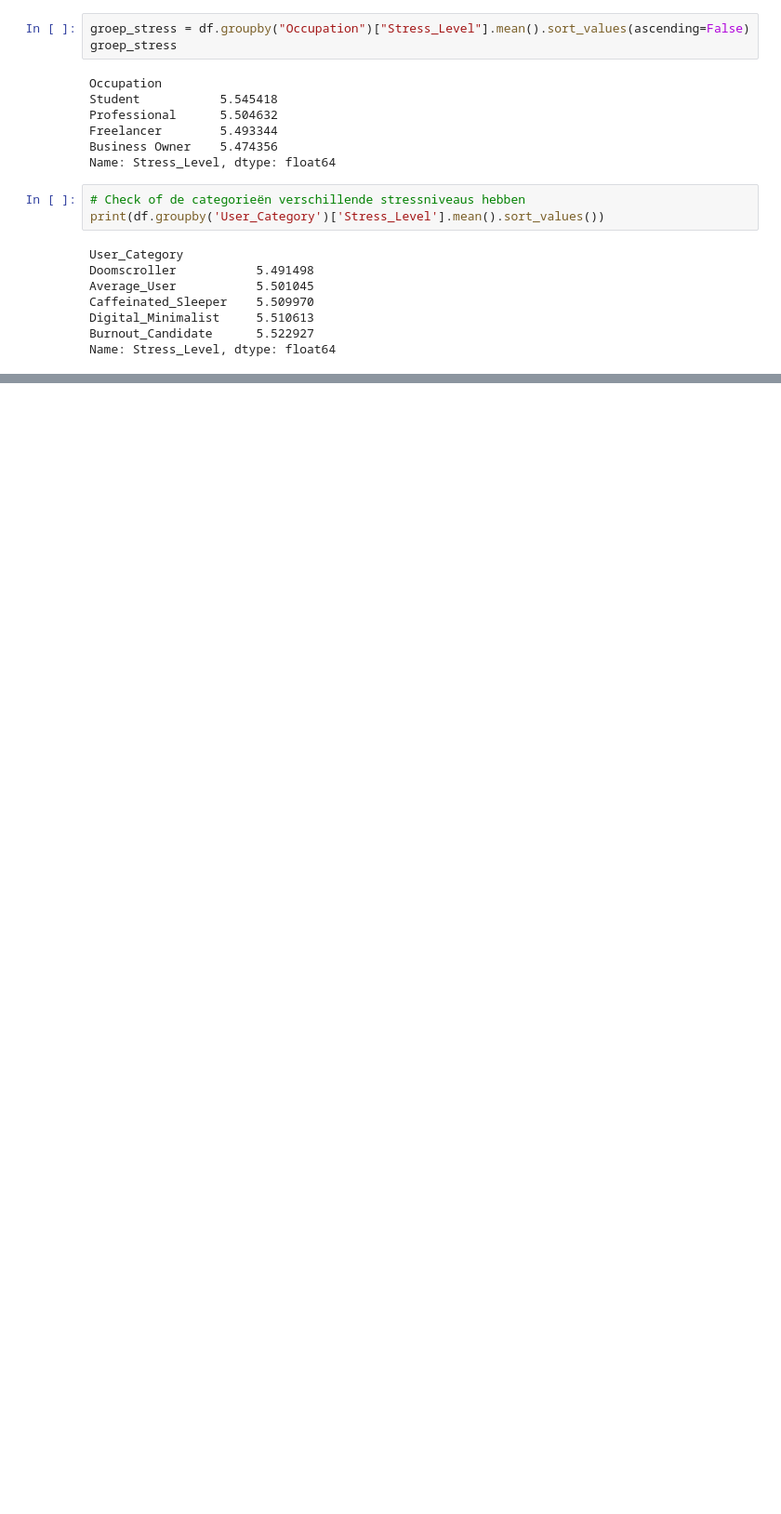
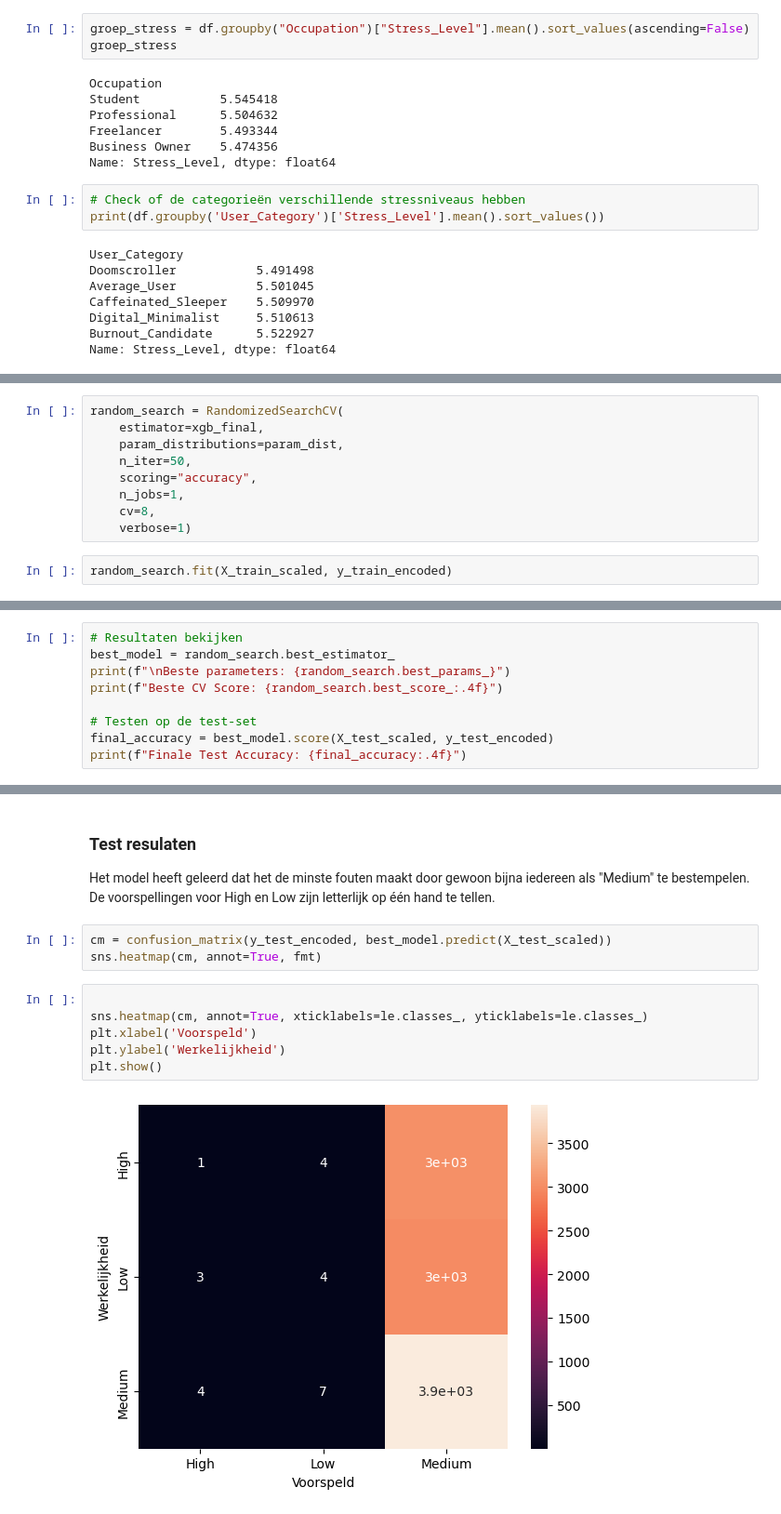
Before and after one commit to NimaGhafar/Stress_Level, a Jupyter notebook: Stress_Level notebook.ipynb, the cells around one changed output, grey strips where cells are left out. Shown at 93% size. Drawn from its saved outputs; the diff is of its cells as text; blank space fills up the shorter version.

```diff
--- a/Stress_Level notebook.ipynb
+++ b/Stress_Level notebook.ipynb
@@ -408,0 +483,11 @@ plt.show()
+# %%
+random_search = RandomizedSearchCV(
+    estimator=xgb_final,
+    param_distributions=param_dist,
+    n_iter=50,
+    scoring="accuracy",
+    n_jobs=1,
+    cv=8,
+    verbose=1)
+# %%
+random_search.fit(X_train_scaled, y_train_encoded)
@@ -408,0 +513,9 @@ plt.show()
+# %%
+# Resultaten bekijken
+best_model = random_search.best_estimator_
+print(f"\nBeste parameters: {random_search.best_params_}")
+print(f"Beste CV Score: {random_search.best_score_:.4f}")
+
+# Testen op de test-set
+final_accuracy = best_model.score(X_test_scaled, y_test_encoded)
+print(f"Finale Test Accuracy: {final_accuracy:.4f}")
@@ -408,0 +526,15 @@ plt.show()
+# %% [markdown]
+### Test resulaten
+
+Het model heeft geleerd dat het de minste fouten maakt door gewoon bijna iedereen als "Medium" te bestempelen. De voorspellingen voor High en Low zijn letterlijk op één hand te tellen.
+# %%
+cm = confusion_matrix(y_test_encoded, best_model.predict(X_test_scaled))
+sns.heatmap(cm, annot=True, fmt)
+# %%
+
+sns.heatmap(cm, annot=True, xticklabels=le.classes_, yticklabels=le.classes_)
+plt.xlabel('Voorspeld')
+plt.ylabel('Werkelijkheid')
+plt.show()
+# %% [output]
+[figure, added]
```
Also changed, not shown: parts of 36 cells of this notebook.
